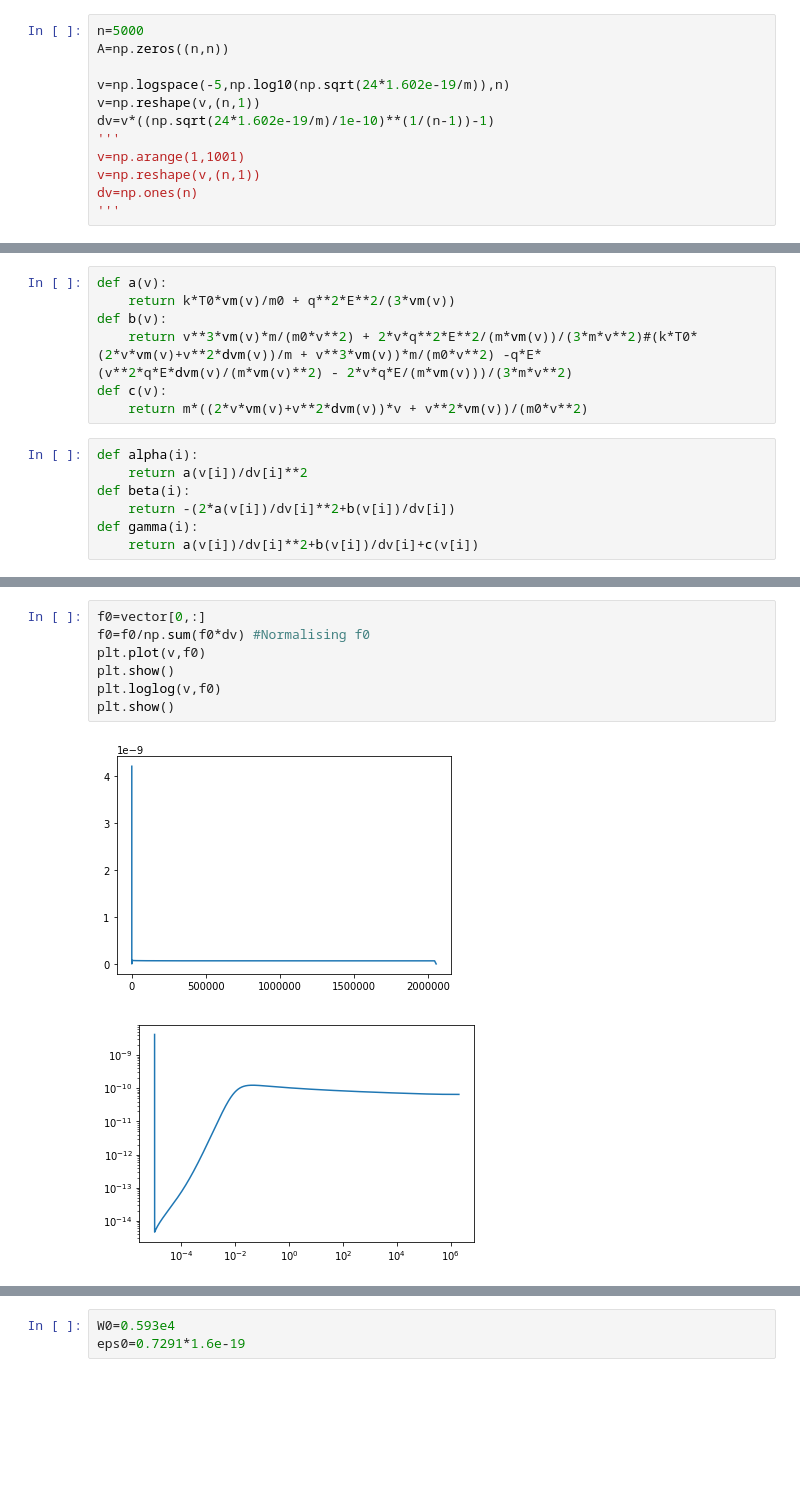
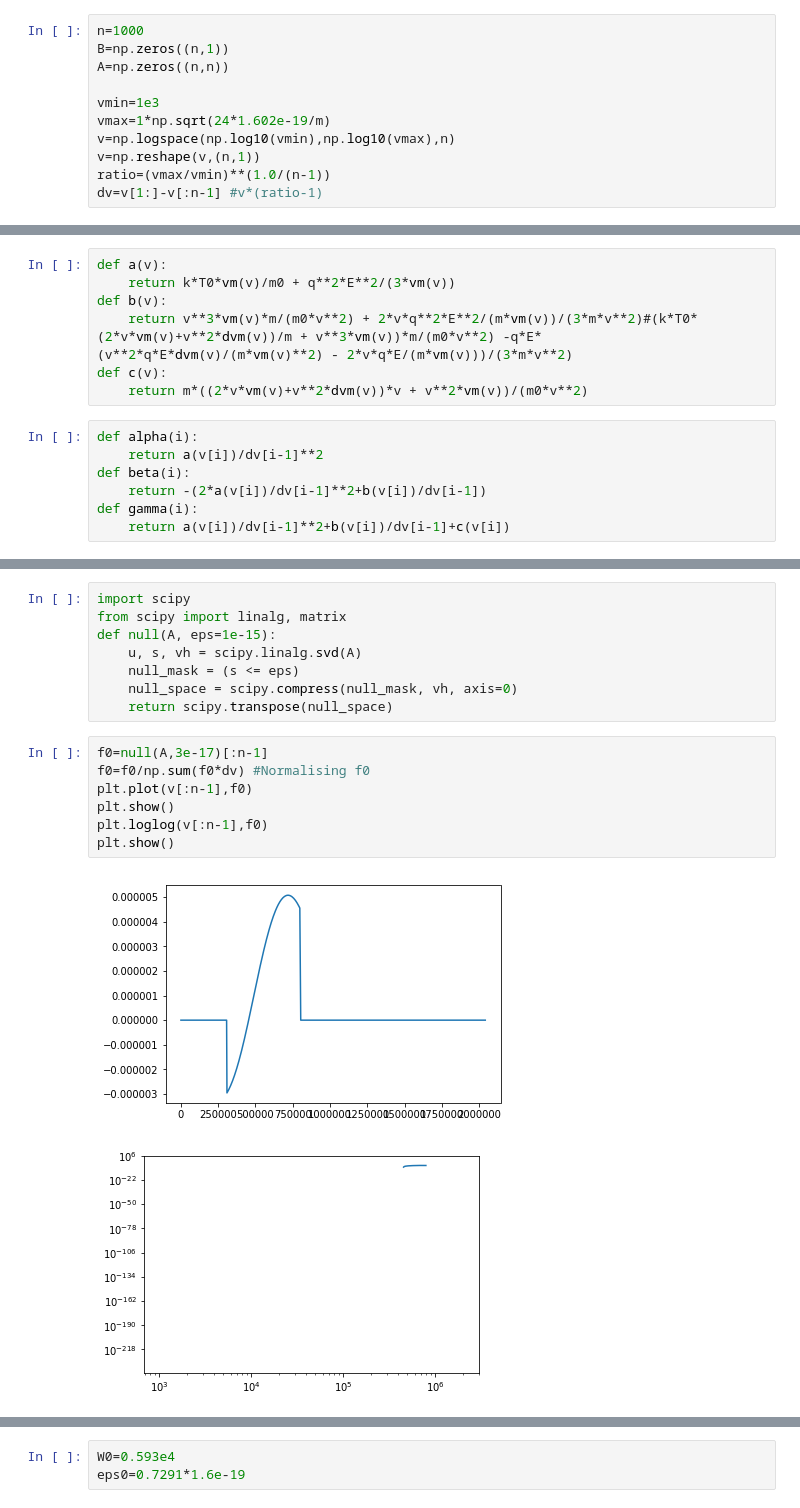
Before and after one commit to vinitX/ML_Scattering, a Jupyter notebook: eigen.ipynb, the cells around one changed output, grey strips where cells are left out. Cells and saved outputs as stored; diff of their text form; blank space fills up the shorter version.

```diff
--- a/eigen.ipynb
+++ b/eigen.ipynb
@@ -10,14 +10,13 @@ m=9.11e-31
 E=1e-21*n0
 q=1.602e-19
 # %%
-n=5000
+n=1000
+B=np.zeros((n,1))
 A=np.zeros((n,n))
 
-v=np.logspace(-5,np.log10(np.sqrt(24*1.602e-19/m)),n)
+vmin=1e3
+vmax=1*np.sqrt(24*1.602e-19/m)
+v=np.logspace(np.log10(vmin),np.log10(vmax),n)
 v=np.reshape(v,(n,1))
-dv=v*((np.sqrt(24*1.602e-19/m)/1e-10)**(1/(n-1))-1)
-'''
-v=np.arange(1,1001)
-v=np.reshape(v,(n,1))
-dv=np.ones(n)
-'''
+ratio=(vmax/vmin)**(1.0/(n-1))
+dv=v[1:]-v[:n-1] #v*(ratio-1)
@@ -41,11 +38,11 @@ def c(v):
     return m*((2*v*vm(v)+v**2*dvm(v))*v + v**2*vm(v))/(m0*v**2)
 # %%
 def alpha(i):
-    return a(v[i])/dv[i]**2
+    return a(v[i])/dv[i-1]**2
 def beta(i):
-    return -(2*a(v[i])/dv[i]**2+b(v[i])/dv[i])
+    return -(2*a(v[i])/dv[i-1]**2+b(v[i])/dv[i-1])
 def gamma(i):
-    return a(v[i])/dv[i]**2+b(v[i])/dv[i]+c(v[i])
+    return a(v[i])/dv[i-1]**2+b(v[i])/dv[i-1]+c(v[i])
 # %%
 A[0,0]=1
 A[0,1]=-1
@@ -82,11 +65,19 @@ plt.show()
+# %%
+import scipy
+from scipy import linalg, matrix
+def null(A, eps=1e-15):
+    u, s, vh = scipy.linalg.svd(A)
+    null_mask = (s <= eps)
+    null_space = scipy.compress(null_mask, vh, axis=0)
+    return scipy.transpose(null_space)
 # %%
-f0=vector[0,:]
+f0=null(A,3e-17)[:n-1]
 f0=f0/np.sum(f0*dv) #Normalising f0
-plt.plot(v,f0)
+plt.plot(v[:n-1],f0)
 plt.show()
-plt.loglog(v,f0)
+plt.loglog(v[:n-1],f0)
 plt.show()
 # %% [output]
-[figure, old version]
+[figure, new version]
-[figure, old version]
+[figure, new version]
 # %%
```
Also changed, not shown: parts of 13 cells of this notebook, 2 other files.
